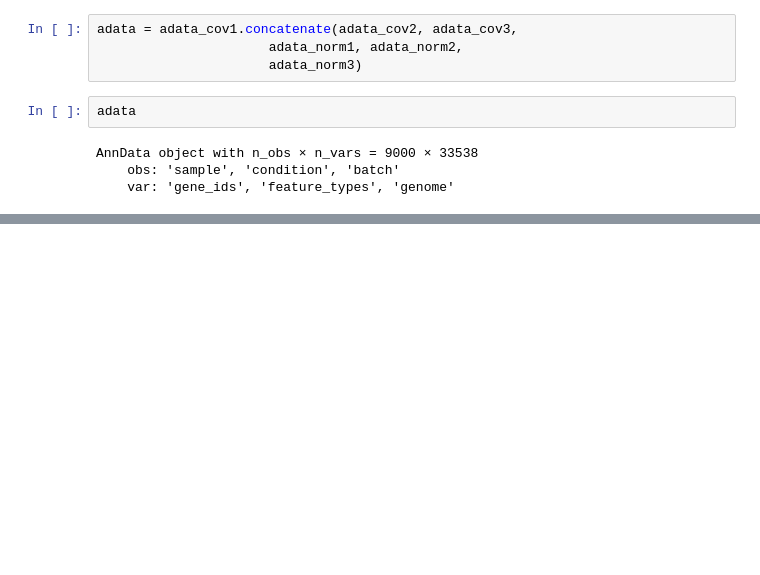
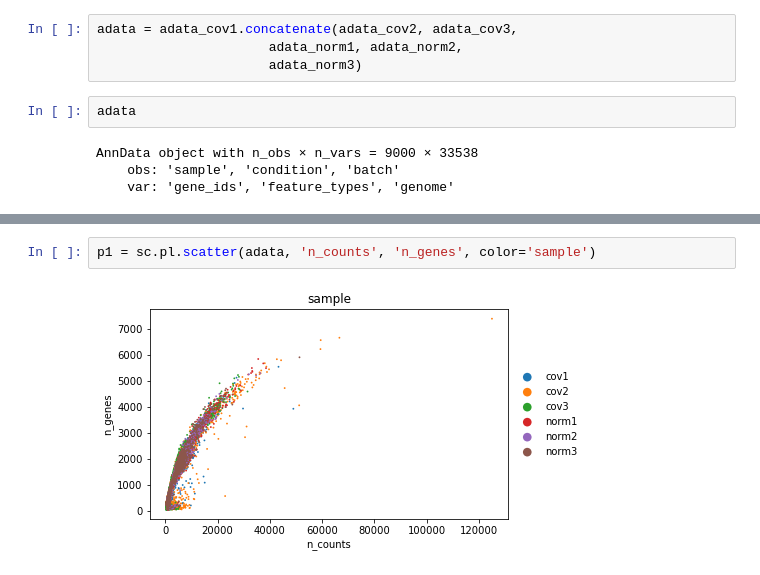
Before and after one commit to ipanj/DDD_disk, a Jupyter notebook: notebooks/covid_sc_analysis_chris.ipynb, the cells around one changed output, grey strips where cells are left out. Saved outputs shown, nothing was run; the diff lists cells and outputs as text; blank space fills up the shorter version.

```diff
--- a/notebooks/covid_sc_analysis_chris.ipynb
+++ b/notebooks/covid_sc_analysis_chris.ipynb
@@ -60,0 +174,4 @@ AnnData object with n_obs × n_vars = 9000 × 33538
+# %%
+p1 = sc.pl.scatter(adata, 'n_counts', 'n_genes', color='sample')
+# %% [output]
+[figure, added]
```
Also changed, not shown: parts of 41 cells of this notebook.
